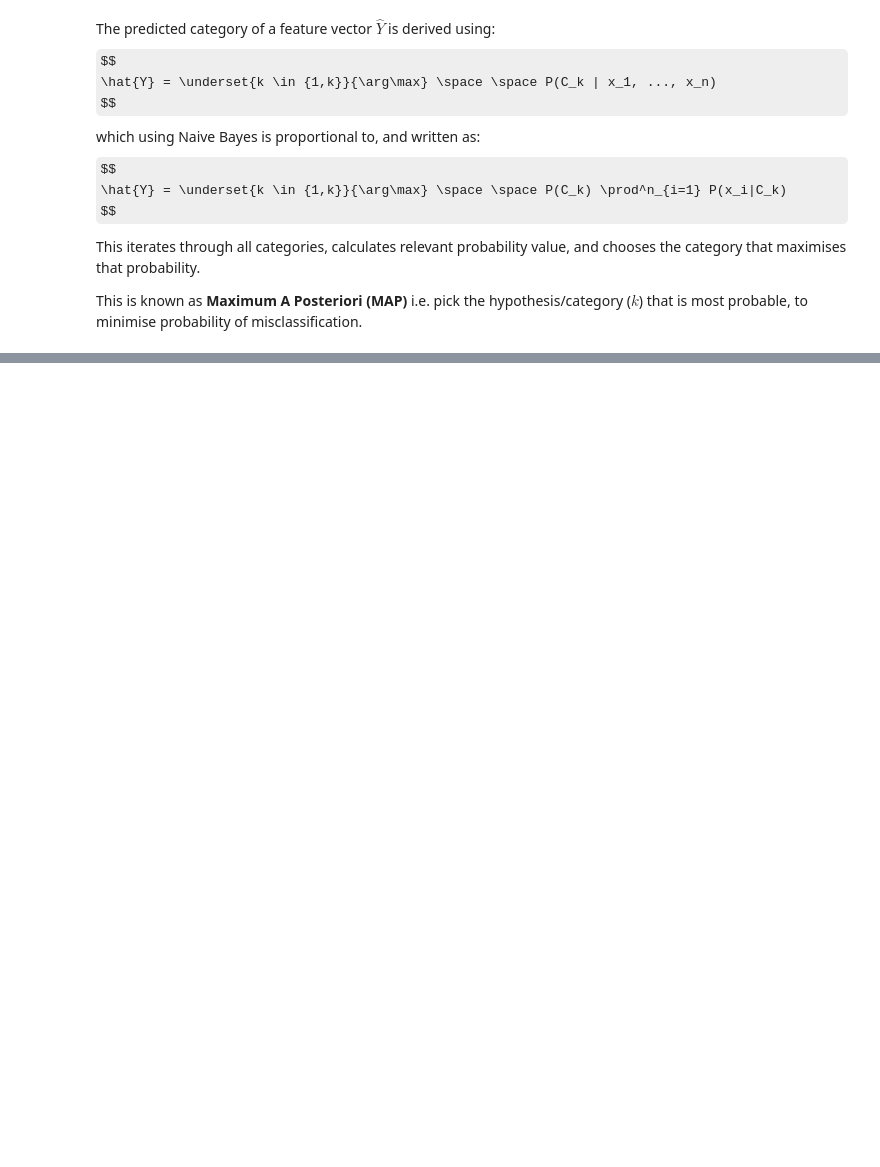
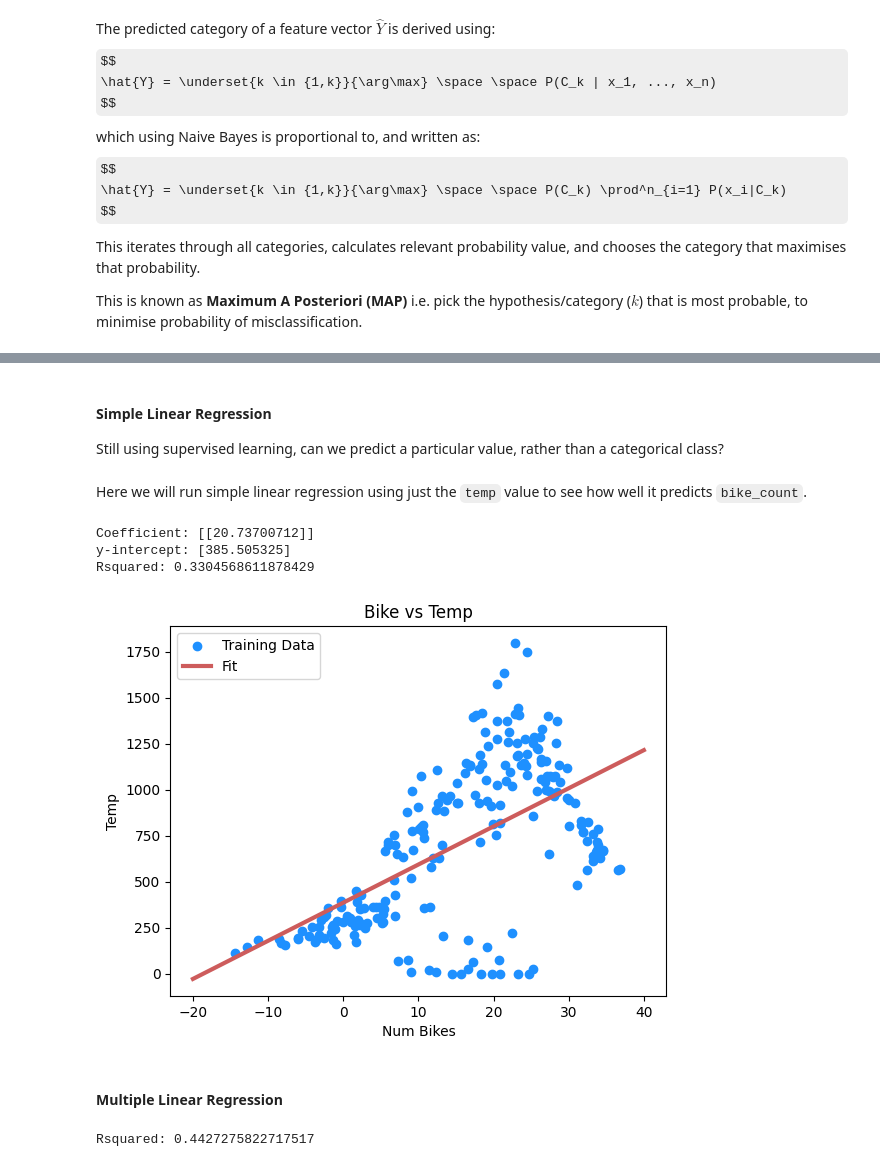
Before and after one commit to romanbaptista/general, a Jupyter notebook: ML/_freecodecamp - Machine Learning for Everybody.ipynb, the cells around one changed output, grey strips where cells are left out. Cells and saved outputs as stored; diff of their text form; code cells hidden in the pictures; some formulas as TeX source; blank space fills up the shorter version.

```diff
--- a/ML/_freecodecamp - Machine Learning for Everybody.ipynb
+++ b/ML/_freecodecamp - Machine Learning for Everybody.ipynb
@@ -427,0 +851,12 @@ This is known as **Maximum A Posteriori (MAP)** i.e. pick the hypothesis/categor
+# %%
+# Shuffle indices of dataframe
+shuffled_index = df.sample(frac = 1).index
+
+# Define split points
+train_end = int(0.6 * len(df))
+valid_end = int(0.8 * len(df))
+
+# Create splits
+train = df.loc[shuffled_index[:train_end]]
+valid = df.loc[shuffled_index[train_end:valid_end]]
+test = df.loc[shuffled_index[valid_end:]]
@@ -427,0 +890,5 @@ This is known as **Maximum A Posteriori (MAP)** i.e. pick the hypothesis/categor
+# %%
+# Extract relevant data from datasets for 'temp'
+X_train_temp, Y_train_temp = get_xy(train, y_label = 'bike_count', x_labels = ['temp'])
+X_valid_temp, Y_valid_temp = get_xy(valid, y_label = 'bike_count', x_labels = ['temp'])
+X_test_temp, Y_test_temp = get_xy(test, y_label = 'bike_count', x_labels = ['temp'])
@@ -427,0 +975,37 @@ This is known as **Maximum A Posteriori (MAP)** i.e. pick the hypothesis/categor
+# %% [markdown]
+#### **Simple Linear Regression**
+
+Still using supervised learning, can we predict a particular value, rather than a categorical class?
+# %% [markdown]
+Here we will run simple linear regression using just the `temp` value to see how well it predicts `bike_count`.
+# %%
+# Initialise regression model
+temp_linreg = LinearRegression()
+# Fit data
+temp_linreg.fit(X_train_temp, Y_train_temp)
+# Report
+print(f'Coefficient: {temp_linreg.coef_}')
+print(f'y-intercept: {temp_linreg.intercept_}')
+print(f'Rsquared: {temp_linreg.score(X_test_temp, Y_test_temp)}')
+# %% [output]
+Coefficient: [[20.73700712]]
+y-intercept: [385.505325]
+Rsquared: 0.3304568611878429
+# %%
+# Plot training data
+plt.scatter(X_train_temp, Y_train_temp, label = 'Training Data', color = 'dodgerblue')
+# Generate a range of x-values to feed to a model for predicted values
+x = tf.linspace(-20, 40, 100)
+# Plot the predicted line of best fit
+plt.plot(x, temp_linreg.predict(np.array(x).reshape(-1, 1)), label = 'Fit', color = 'indianred', linewidth = 3)
+
+# Format
+plt.legend()
+plt.title('Bike vs Temp')
+plt.ylabel('Temp')
+plt.xlabel('Num Bikes')
+plt.show()
+# %% [output]
+[figure, added]
+# %% [markdown]
+#### **Multiple Linear Regression**
@@ -427,0 +1017,9 @@ This is known as **Maximum A Posteriori (MAP)** i.e. pick the hypothesis/categor
+# %%
+# Initialise model
+all_linreg = LinearRegression()
+# Fit model
+all_linreg.fit(X_train_all, Y_train_all)
+# Report
+print(f'Rsquared: {all_linreg.score(X_test_all, Y_test_all)}')
+# %% [output]
+Rsquared: 0.4427275822717517
```
Also changed, not shown: parts of 57 cells of this notebook, 1 other file.
